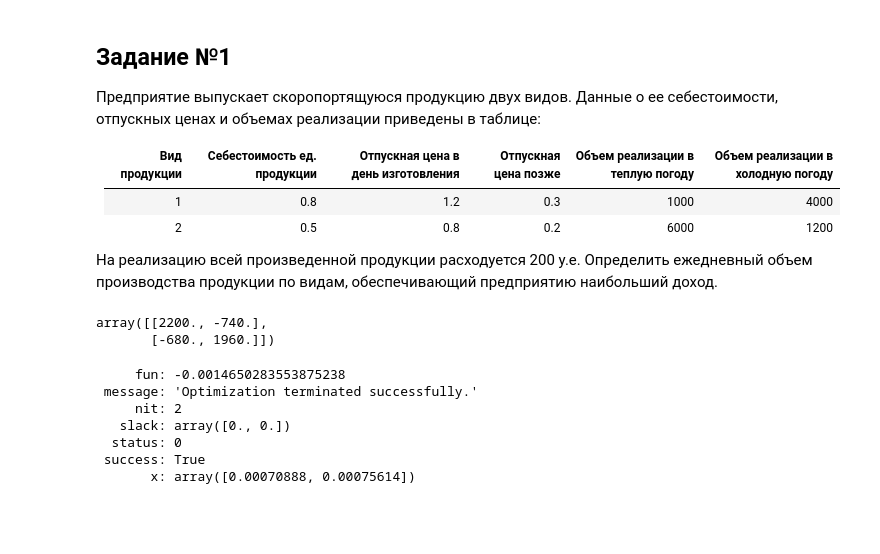
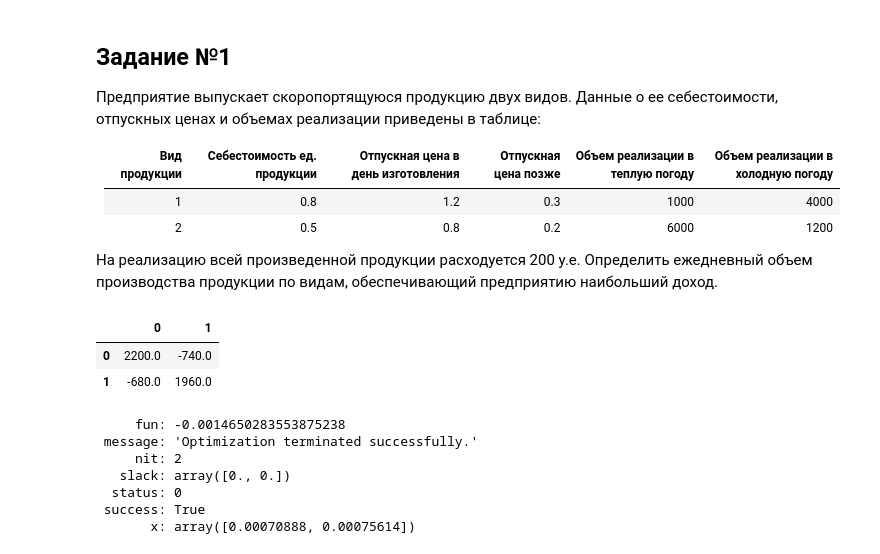
Before and after one commit to BuckanovNikita/game_theory, a Jupyter notebook: Лабораторная 4.ipynb, the cells around one changed output. Saved outputs shown, nothing was run; the diff lists cells and outputs as text; code cells hidden in the pictures; blank space fills up the shorter version.

```diff
--- a/Лабораторная 4.ipynb
+++ b/Лабораторная 4.ipynb
@@ -22,33 +22,34 @@ import matplotlib.pyplot as plt
 # %%
 class product():
     def __init__(self, s1, s2, s3, s4, s5):
         self.s_price = s1
         self.price_1 = s2
         self.price_2 = s3
         self.sell_1 = s4
         self.sell_2 = s5
 
 product_1 = product(0.8, 1.2, 0.3, 1000, 4000)
 product_2 = product(0.5, 0.8, 0.2, 6000, 1200)
 payment_matrix = np.zeros((2,2))
 
 def profit(p, S, V):
     if V <= S:
         return V*(p.price_1 - p.s_price)
     else:
         return S*(p.price_1 - p.s_price)-(V-S)*(p.s_price - p.price_2)
 
 for i, s in enumerate([product_1.sell_1, product_1.sell_2]):
     for j, t in enumerate([product_1.sell_1, product_1.sell_2]):
         payment_matrix[i][j] += profit(product_1, s, t)
 for i, s in enumerate([product_2.sell_1, product_2.sell_2]):
     for j, t in enumerate([product_2.sell_1, product_2.sell_2]):
         payment_matrix[i][j] += profit(product_2, s, t)
 
-payment_matrix
+pd.DataFrame(payment_matrix)
 # %% [output]
-array([[2200., -740.],
-       [-680., 1960.]])
+|  | 0 | 1 |
+| 0 | 2200.0 | -740.0 |
+| 1 | -680.0 | 1960.0 |
 # %%
 c = [-1, -1]
 # %%
```
Also changed, not shown: parts of 19 cells of this notebook, 14 other files.
